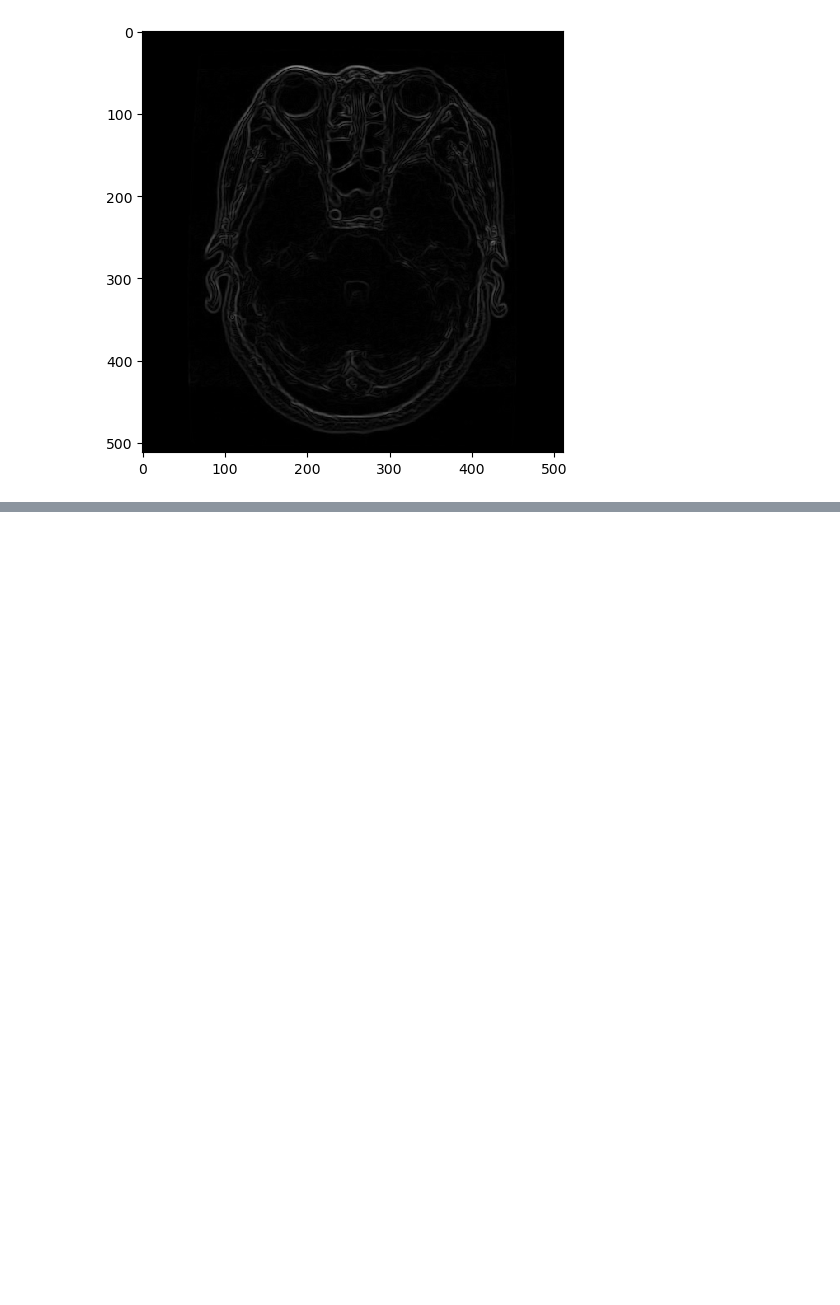
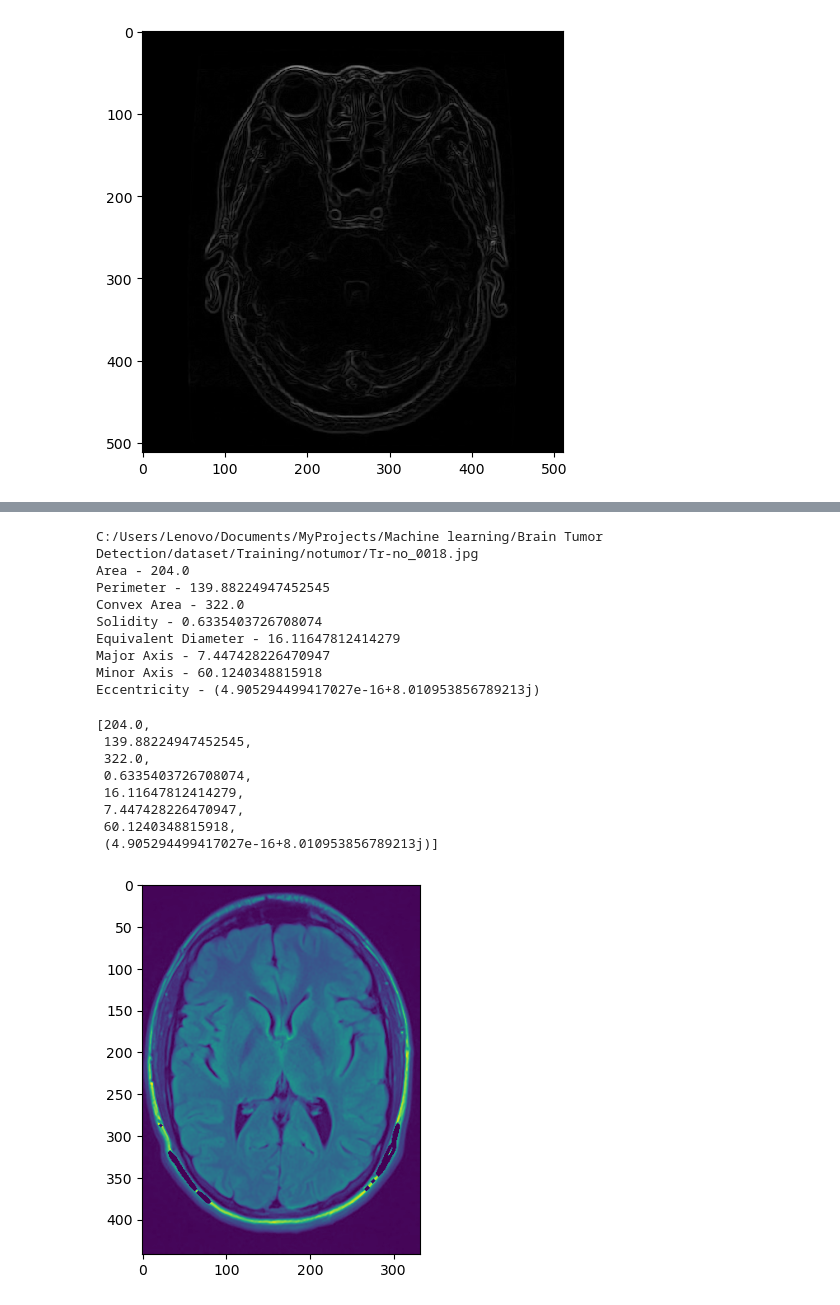
Before and after one commit to YousrHejy/Brain-Tumor-Detection-using-ML, a Jupyter notebook: Notebooks/brain tumor.ipynb, the cells around one changed output, grey strips where cells are left out. Saved outputs shown, nothing was run; the diff lists cells and outputs as text; code cells hidden in the pictures; blank space fills up the shorter version.

```diff
--- a/Notebooks/brain tumor.ipynb
+++ b/Notebooks/brain tumor.ipynb
@@ -337,0 +664,21 @@ sobel1 = sobel_img.reshape (-1)
+# %%
+image_process(file3)
+# %% [output]
+C:/Users/Lenovo/Documents/MyProjects/Machine learning/Brain Tumor Detection/dataset/Training/notumor/Tr-no_0018.jpg
+Area - 204.0
+Perimeter - 139.88224947452545
+Convex Area - 322.0
+Solidity - 0.6335403726708074
+Equivalent Diameter - 16.11647812414279
+Major Axis - 7.447428226470947
+Minor Axis - 60.1240348815918
+Eccentricity - (4.905294499417027e-16+8.010953856789213j)
+[204.0,
+ 139.88224947452545,
+ 322.0,
+ 0.6335403726708074,
+ 16.11647812414279,
+ 7.447428226470947,
+ 60.1240348815918,
+ (4.905294499417027e-16+8.010953856789213j)]
+[figure, added]
```
Also changed, not shown: parts of 19 cells of this notebook, 4 other files.
